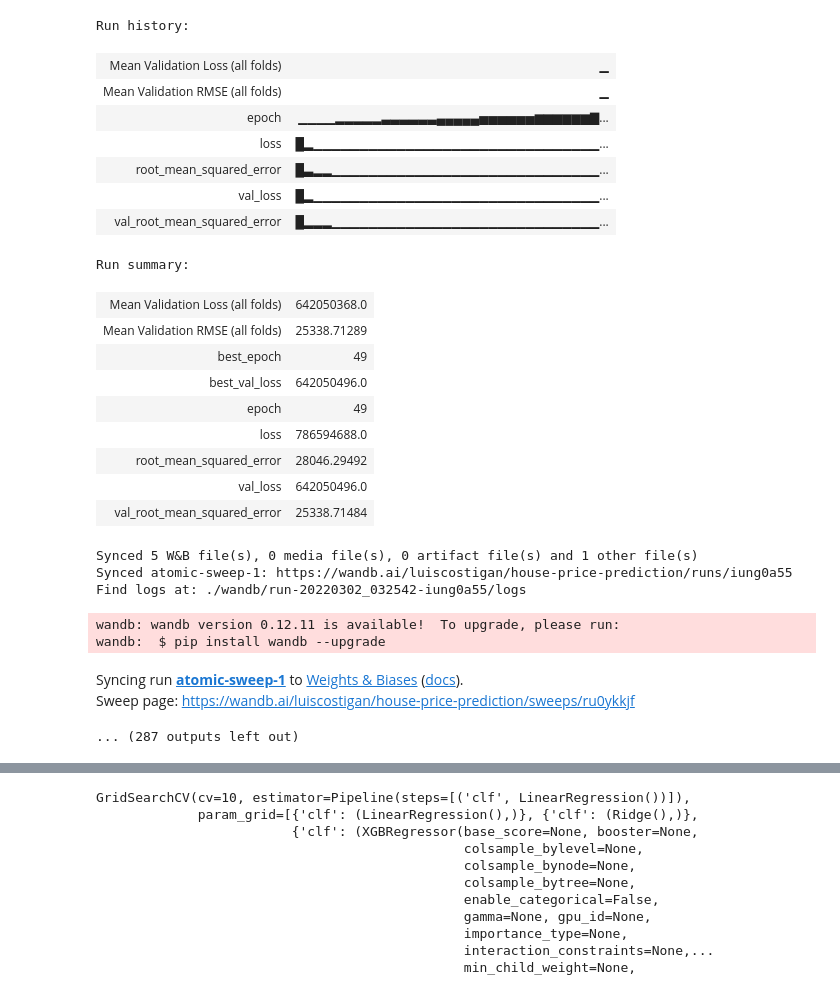
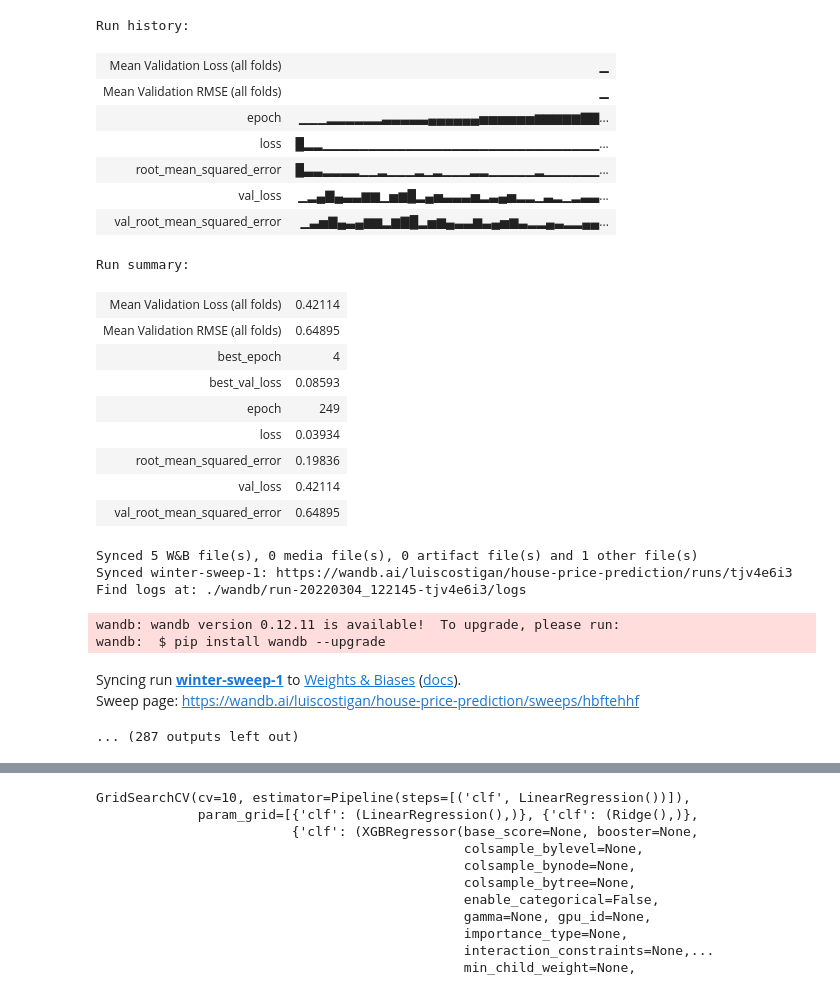
Before and after one commit to valencia21/data-science-projects, a Jupyter notebook: house-price-prediction/Models/tensorflow/tf_model_wrangling.ipynb, the cells around one changed output, grey strips where cells are left out. Cells and saved outputs as stored; diff of their text form; code cells hidden in the pictures.

Commit message:
Cleaning up model

```diff
--- a/house-price-prediction/Models/tensorflow/tf_model_wrangling.ipynb
+++ b/house-price-prediction/Models/tensorflow/tf_model_wrangling.ipynb
@@ -29,4 +53,8 @@ def data():
 X_train, y_train, X_valid, y_valid, X_holdout, y_holdout, X_test, holdout_predictions_df = data()
+# %%
+# Log transforming SalePrice
+y_list = [y_train, y_valid, y_holdout]
+y_train, y_valid, y_holdout = [np.log(y) for y in y_list]
 # %%
 # Since this model uses k-fold validation, we don't need separate training and validation datasets
 X_train = X_train.append(X_valid).reset_index().drop(columns="index")
@@ -43,11 +71,12 @@ Sweep page: https://wandb.ai/luiscostigan/house-price-prediction/sweeps/s3wlr0o8
 <wandb.sdk.wandb_run.Run at 0x...>
 # %%
+# Define simple Sequential model
 def create_model():
     model = Sequential()
-    model.add(Dense(64, input_dim=X_train.shape[1], activation='relu'))
-    model.add(Dense(512, activation='relu'))
+    model.add(Dense(32, input_dim=X_train.shape[1], activation='relu'))
+    model.add(Dense(wandb.config.dense1, activation='relu'))
     model.add(Dropout(wandb.config.dropout1))
-    model.add(Dense(512, activation='relu'))
+    model.add(Dense(wandb.config.dense2, activation='relu'))
     model.add(Dense(1))
     model.compile(optimizer='rmsprop', loss="mse", metrics=[RootMeanSquaredError()])
 
@@ -68,5 +84,7 @@ Sometimes I am getting a failed-1 error from WandB.
 # %%
+# Define training function and hyperparameter ranges
 from wandb.keras import WandbCallback
+from sklearn.model_selection import KFold
 
 sweep_config = {
   "name": "keras-sequential-model-sweep",
@@ -74,22 +92,37 @@ sweep_config = {
   "parameters": {
     "dropout1": {
       "min": 0.0,
-      "max": 0.6
+      "max": 0.3
+    },
+    "dense1": {
+      "values": [8, 16, 32]
+    },
+    "dense2": {
+      "values": [8, 16, 32]
     },
     "epochs": {
-      "values": [30,50,100,200]
+      "values": [250,500,750]
     },
     "batch_size": {
-      "values": [16, 64, 128, 512]
+      "values": [8, 16, 64, 128]
     }
+  },
+  "metric": {
+    "name": "Mean Validation RMSE (all folds)",
+    "goal": "minimize"
   }
 }
 
 config_defaults = {
-  "dropout1": 0.5,
-  "epochs": 50,
-  "batch_size": 64
+  "dropout1": 0.1,
+  "dense1": 16,
+  "dense2": 16,
+  "epochs": 100,
+  "batch_size": 16
 }
+
+# Define number of splits
+kf = KFold(n_splits=5)
 
 def train():
 
@@ -146,6 +179,7 @@ def train():
 
 keras_sequential_sweep_1 = wandb.sweep(sweep_config, project="house-price-prediction", entity="luiscostigan")
 
-count = 10
+count = 20
+
 wandb.agent(keras_sequential_sweep_1, function=train, count=count)
 # %% [output]
@@ -174,26 +210,26 @@ Waiting for W&B process to finish, PID 24482... (success).
 Run history:
 | Mean Validation Loss (all folds) | ▁ |
 | Mean Validation RMSE (all folds) | ▁ |
-| epoch | ▁▁▁▁▂▂▂▂▂▃▃▃▃▃▃▄▄▄▄▄▅▅▅▅▅▅▆▆▆▆▆▆▇... |
-| loss | █▂▁▁▁▁▁▁▁▁▁▁▁▁▁▁▁▁▁▁▁▁▁▁▁▁▁▁▁▁▁▁▁... |
-| root_mean_squared_error | █▃▂▂▁▁▁▁▁▁▁▁▁▁▁▁▁▁▁▁▁▁▁▁▁▁▁▁▁▁▁▁▁... |
-| val_loss | █▂▁▁▁▁▁▁▁▁▁▁▁▁▁▁▁▁▁▁▁▁▁▁▁▁▁▁▁▁▁▁▁... |
-| val_root_mean_squared_error | █▂▂▂▁▁▁▁▁▁▁▁▁▁▁▁▁▁▁▁▁▁▁▁▁▁▁▁▁▁▁▁▁... |
+| epoch | ▁▁▁▂▂▂▂▂▂▃▃▃▃▃▄▄▄▄▄▄▅▅▅▅▅▅▆▆▆▆▆▇▇... |
+| loss | █▂▂▁▁▁▁▁▁▁▁▁▁▁▁▁▁▁▁▁▁▁▁▁▁▁▁▁▁▁▁▁▁... |
+| root_mean_squared_error | █▃▃▂▂▂▂▁▁▂▁▁▁▂▁▂▁▁▁▂▂▁▁▁▁▁▂▁▁▁▁▁▁... |
+| val_loss | ▁▂▄▇▄▃▃▆▆▁▅▆█▂▄▅▃▃▃▅▂▃▄▅▂▂▁▃▂▁▂▃▃... |
+| val_root_mean_squared_error | ▁▃▅▇▄▃▄▆▆▂▆▇█▂▅▆▄▃▃▆▃▄▅▆▃▂▂▄▃▂▂▄▄... |
 Run summary:
-| Mean Validation Loss (all folds) | 642050368.0 |
-| Mean Validation RMSE (all folds) | 25338.71289 |
-| best_epoch | 49 |
-| best_val_loss | 642050496.0 |
-| epoch | 49 |
-| loss | 786594688.0 |
-| root_mean_squared_error | 28046.29492 |
-| val_loss | 642050496.0 |
-| val_root_mean_squared_error | 25338.71484 |
+| Mean Validation Loss (all folds) | 0.42114 |
+| Mean Validation RMSE (all folds) | 0.64895 |
+| best_epoch | 4 |
+| best_val_loss | 0.08593 |
+| epoch | 249 |
+| loss | 0.03934 |
+| root_mean_squared_error | 0.19836 |
+| val_loss | 0.42114 |
+| val_root_mean_squared_error | 0.64895 |
 Synced 5 W&B file(s), 0 media file(s), 0 artifact file(s) and 1 other file(s)
-Synced atomic-sweep-1: https://wandb.ai/luiscostigan/house-price-prediction/runs/iung0a55
-Find logs at: ./wandb/run-20220302_032542-iung0a55/logs
+Synced winter-sweep-1: https://wandb.ai/luiscostigan/house-price-prediction/runs/tjv4e6i3
+Find logs at: ./wandb/run-20220304_122145-tjv4e6i3/logs
 wandb: wandb version 0.12.11 is available!  To upgrade, please run:
 wandb:  $ pip install wandb --upgrade
-Syncing run atomic-sweep-1 to Weights & Biases (docs).
-Sweep page: https://wandb.ai/luiscostigan/house-price-prediction/sweeps/ru0ykkjf
+Syncing run winter-sweep-1 to Weights & Biases (docs).
+Sweep page: https://wandb.ai/luiscostigan/house-price-prediction/sweeps/hbftehhf
 ... (287 outputs left out)
```
Also changed, not shown: parts of 31 cells of this notebook, 1 other file.
